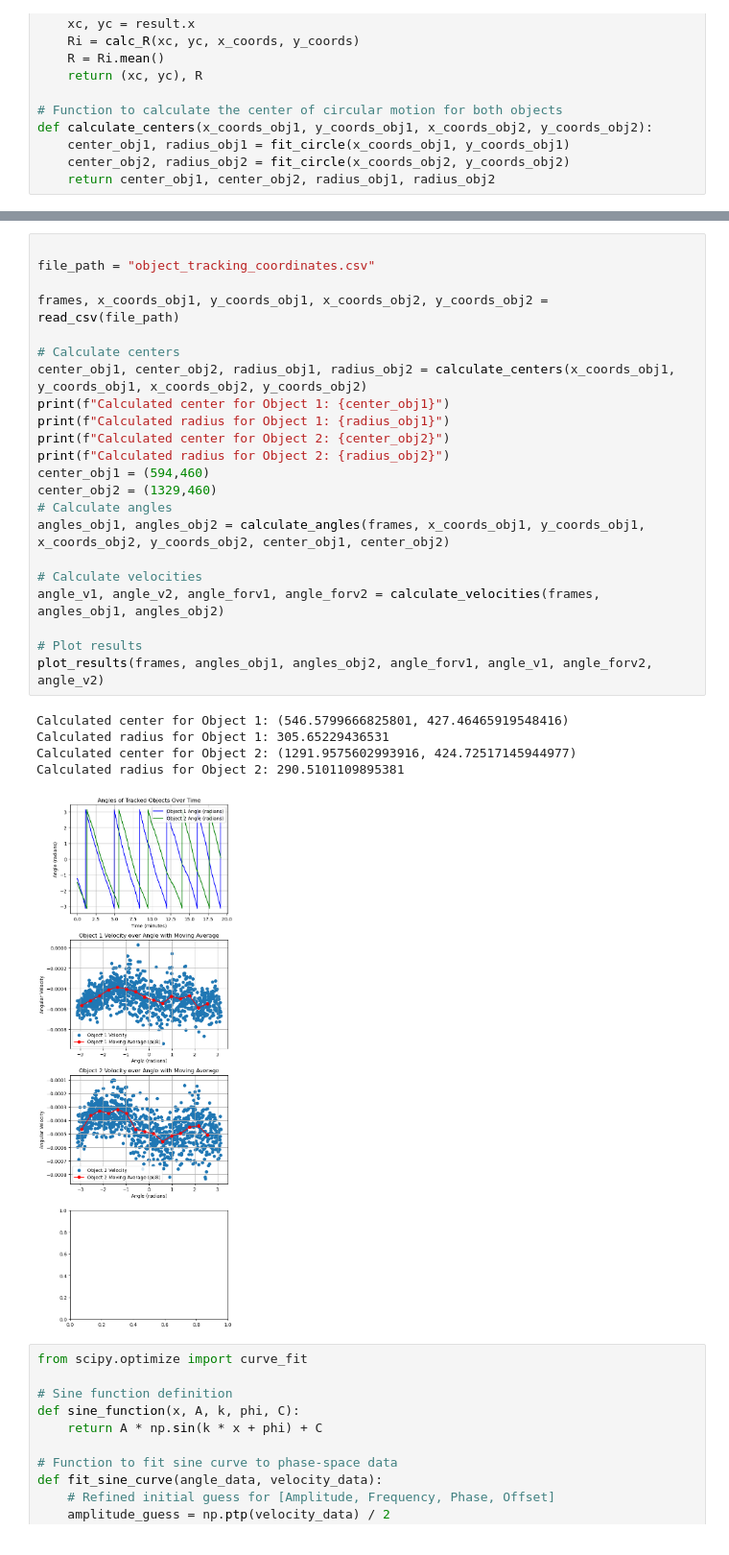
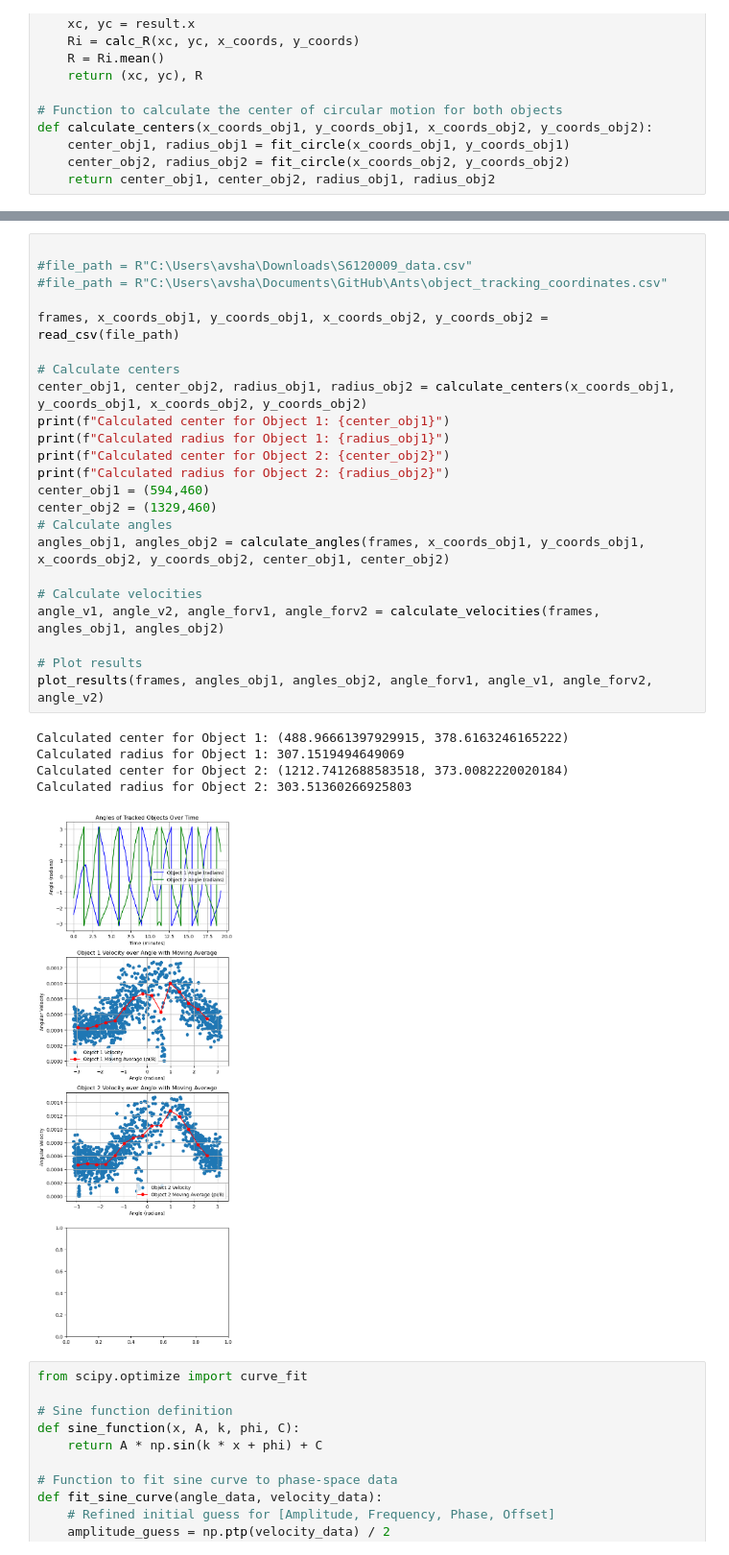
Before and after one commit to NitzanBarEitan/Ants, a Jupyter notebook: data_analyzer.ipynb, the cells around one changed output, grey strips where cells are left out. Shown at 96% size. Drawn from its saved outputs; the diff is of its cells as text.

Commit message:
anthor vidiocsv and a updated data analyzer (:

```diff
--- a/data_analyzer.ipynb
+++ b/data_analyzer.ipynb
@@ -161,32 +199,33 @@ def plot_results(frames, angles_obj1, angles_obj2, angle_forv1, angle_v1, angle_
     plt.show()
 # %%
 
-file_path = "object_tracking_coordinates.csv"
+#file_path = R"C:\Users\avsha\Downloads\S6120009_data.csv"
+#file_path = R"C:\Users\avsha\Documents\GitHub\Ants\object_tracking_coordinates.csv"
 
 frames, x_coords_obj1, y_coords_obj1, x_coords_obj2, y_coords_obj2 = read_csv(file_path)
 
 # Calculate centers
 center_obj1, center_obj2, radius_obj1, radius_obj2 = calculate_centers(x_coords_obj1, y_coords_obj1, x_coords_obj2, y_coords_obj2)
 print(f"Calculated center for Object 1: {center_obj1}")
 print(f"Calculated radius for Object 1: {radius_obj1}")
 print(f"Calculated center for Object 2: {center_obj2}")
 print(f"Calculated radius for Object 2: {radius_obj2}")
 center_obj1 = (594,460)
 center_obj2 = (1329,460)
 # Calculate angles
 angles_obj1, angles_obj2 = calculate_angles(frames, x_coords_obj1, y_coords_obj1, x_coords_obj2, y_coords_obj2, center_obj1, center_obj2)
 
 # Calculate velocities
 angle_v1, angle_v2, angle_forv1, angle_forv2 = calculate_velocities(frames, angles_obj1, angles_obj2)
 
 # Plot results
 plot_results(frames, angles_obj1, angles_obj2, angle_forv1, angle_v1, angle_forv2, angle_v2)
 # %% [output]
-Calculated center for Object 1: (546.5799666825801, 427.46465919548416)
-Calculated radius for Object 1: 305.65229436531
-Calculated center for Object 2: (1291.9575602993916, 424.72517145944977)
-Calculated radius for Object 2: 290.5101109895381
+Calculated center for Object 1: (488.96661397929915, 378.6163246165222)
+Calculated radius for Object 1: 307.1519494649069
+Calculated center for Object 2: (1212.7412688583518, 373.0082220020184)
+Calculated radius for Object 2: 303.51360266925803
-[figure, old version]
+[figure, new version]
 # %%
 from scipy.optimize import curve_fit
 
```
Also changed, not shown: parts of 2 cells of this notebook, 1 other file.
